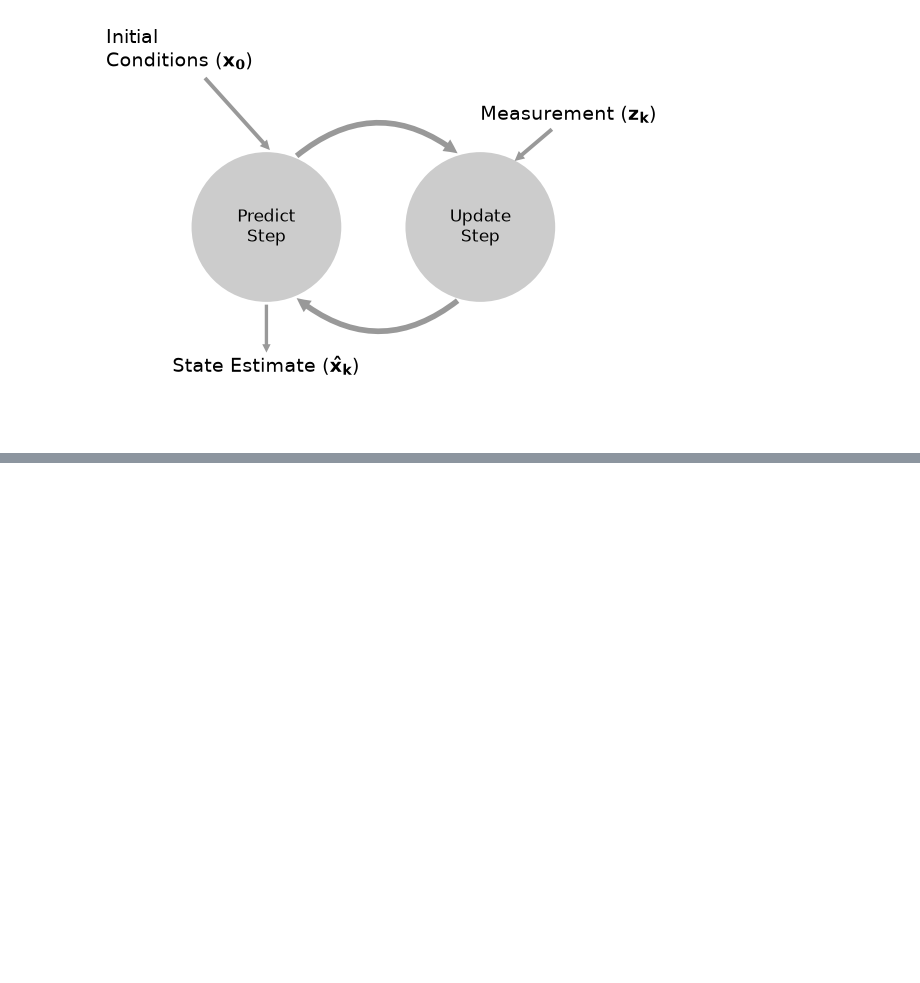
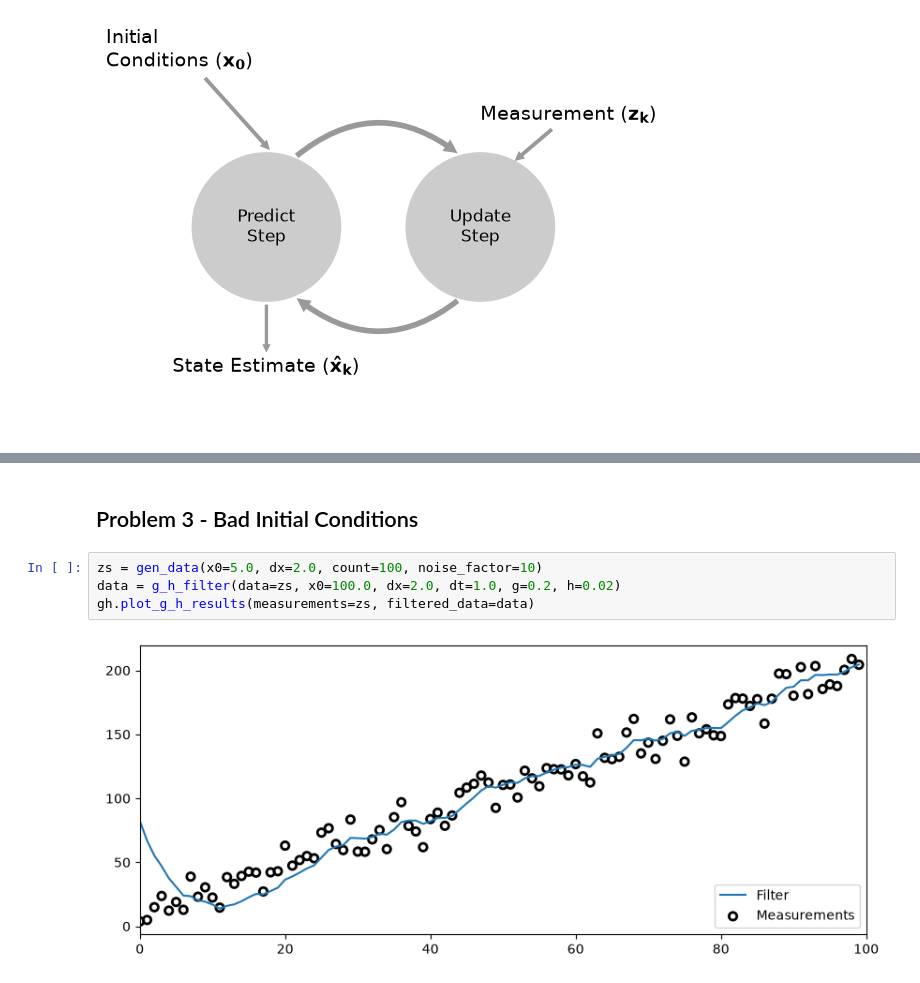
Before and after one commit to mozartfish/engineering-practice, a Jupyter notebook: bayesian-filtering/g-h-filter.ipynb, the cells around one changed output, grey strips where cells are left out. Saved outputs shown, nothing was run; the diff lists cells and outputs as text; blank space fills up the shorter version.

```diff
--- a/bayesian-filtering/g-h-filter.ipynb
+++ b/bayesian-filtering/g-h-filter.ipynb
@@ -324,0 +375,8 @@ book_plots.predict_update_chart()
+# %% [markdown]
+## Problem 3 - Bad Initial Conditions
+# %%
+zs = gen_data(x0=5.0, dx=2.0, count=100, noise_factor=10)
+data = g_h_filter(data=zs, x0=100.0, dx=2.0, dt=1.0, g=0.2, h=0.02)
+gh.plot_g_h_results(measurements=zs, filtered_data=data)
+# %% [output]
+[figure, added]
```
Also changed, not shown: parts of 12 cells of this notebook, 1 other file.
